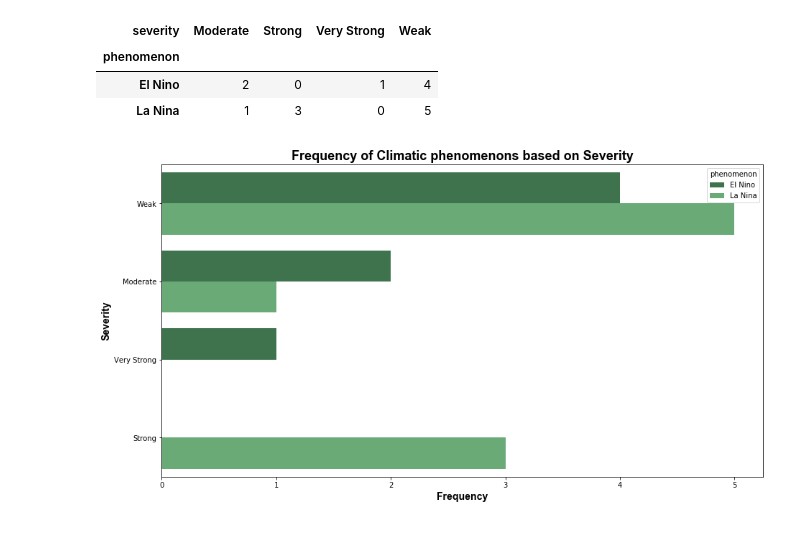
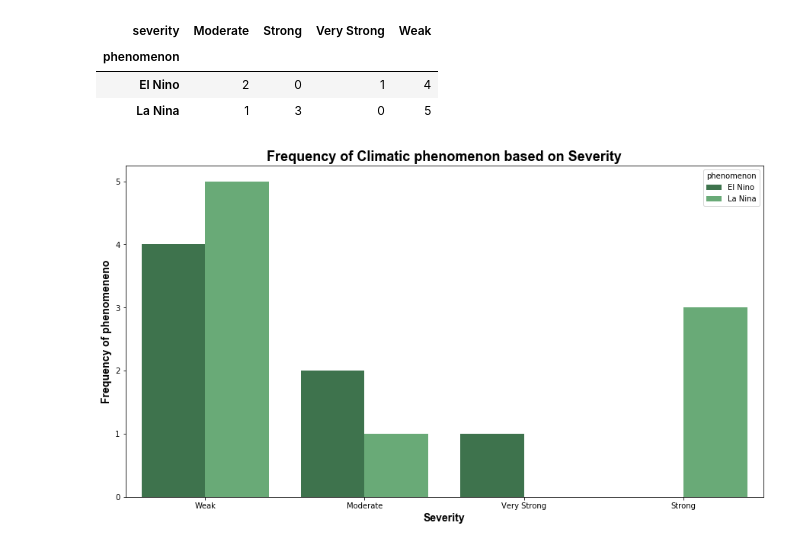
Before and after one commit to chiarabeebyte/capstoneproject8, a Jupyter notebook: Notebooks/Capstoneproject_team8.ipynb, the cells around one changed output. Cells and saved outputs as stored; diff of their text form; code cells hidden in the pictures.

```diff
--- a/Notebooks/Capstoneproject_team8.ipynb
+++ b/Notebooks/Capstoneproject_team8.ipynb
@@ -294,12 +294,12 @@ el_nino_cross
 # %%
 plt.figure(figsize=(15,8))
 title_font = {'family': 'arial', 'color': 'black','weight': 'bold','size': 18 }
 axis_font  = {'family': 'arial', 'color': 'black','weight': 'bold','size': 14 }
 
-sns.countplot(y="severity", hue="phenomenon", data=df_n, palette="Greens_d")
-plt.title("Frequency of Climatic phenomenons based on Severity",fontdict=title_font)
-plt.ylabel("Severity",fontdict=axis_font)
-plt.xlabel("Frequency",fontdict=axis_font)
+sns.countplot(x="severity", hue="phenomenon", data=df_n, palette="Greens_d")
+plt.title("Frequency of Climatic phenomenon based on Severity",fontdict=title_font)
+plt.ylabel("Frequency of phenomeneno",fontdict=axis_font)
+plt.xlabel("Severity",fontdict=axis_font)
 plt.show()
 # %% [output]
-[figure, old version]
+[figure, new version]
```
Also changed, not shown: parts of 5 cells of this notebook.
